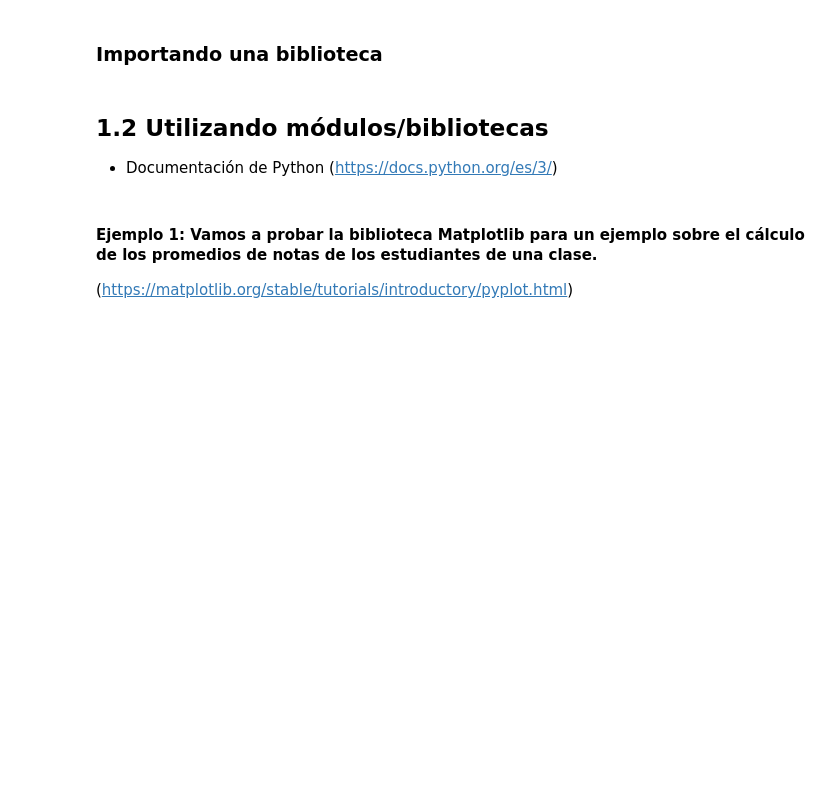
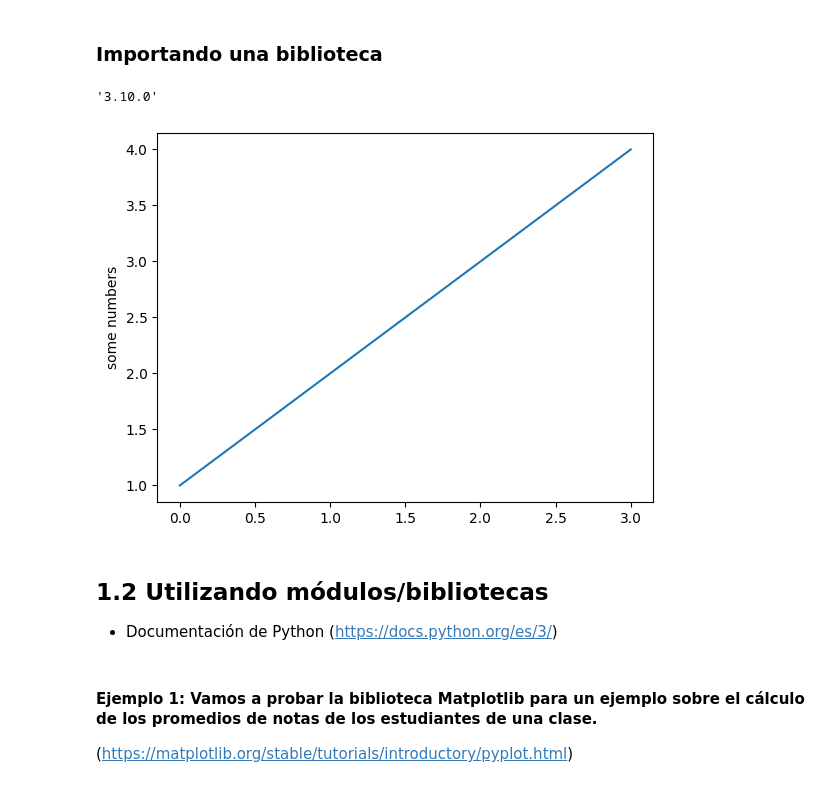
Before and after one commit to seiler18/OracleAluraPython, a Jupyter notebook: Python_para_Data_Science_M2.ipynb, the cells around one changed output. Cells and saved outputs as stored; diff of their text form; code cells hidden in the pictures; blank space fills up the shorter version.

```diff
--- a/Python_para_Data_Science_M2.ipynb
+++ b/Python_para_Data_Science_M2.ipynb
@@ -23,3 +39,15 @@ Existe también PYPI que es un repositorio de bibliotecas Python que contiene la
+# %%
+matplotlib.__version__
+# %% [output]
+'3.10.0'
+# %%
+import matplotlib.pyplot as plt
+
+plt.plot([1, 2, 3, 4])
+plt.ylabel('some numbers')
+plt.show()
+# %% [output]
+[figure, added]
 # %% [markdown]
 ## 1.2 Utilizando módulos/bibliotecas
 
```
Also changed, not shown: parts of 2 cells of this notebook.
